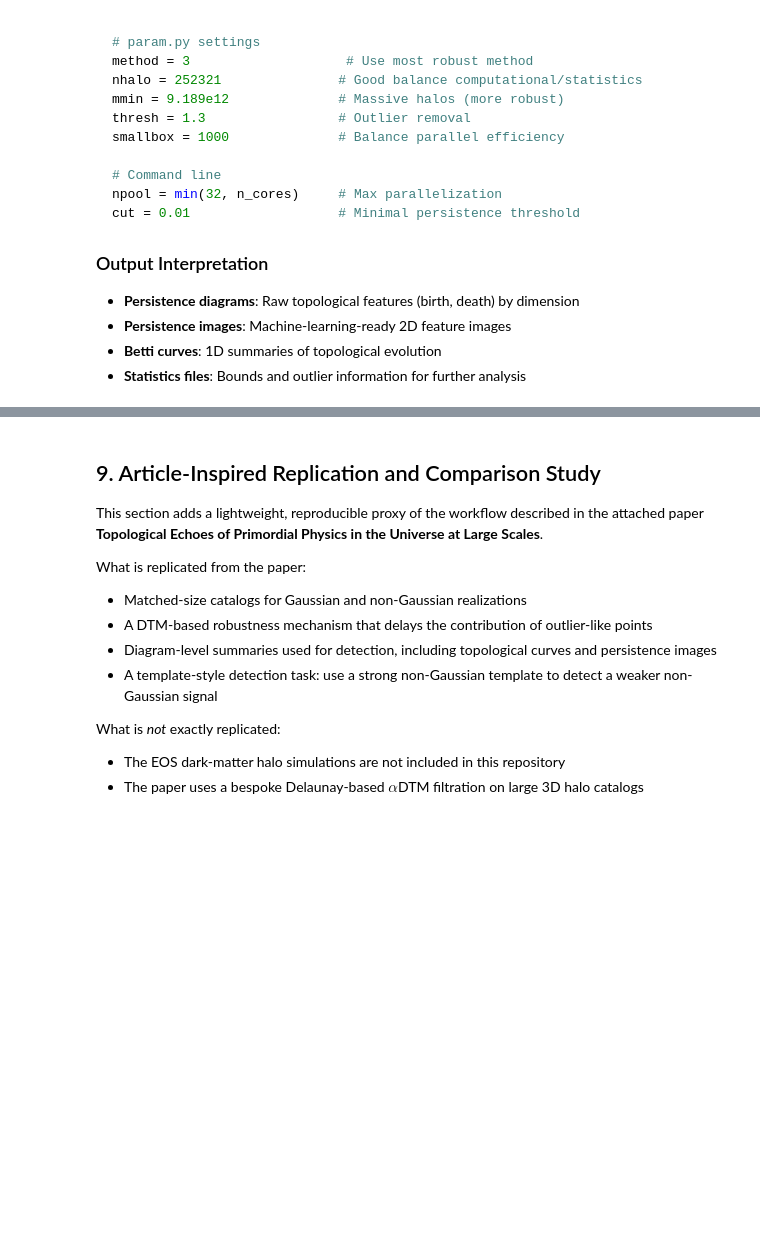
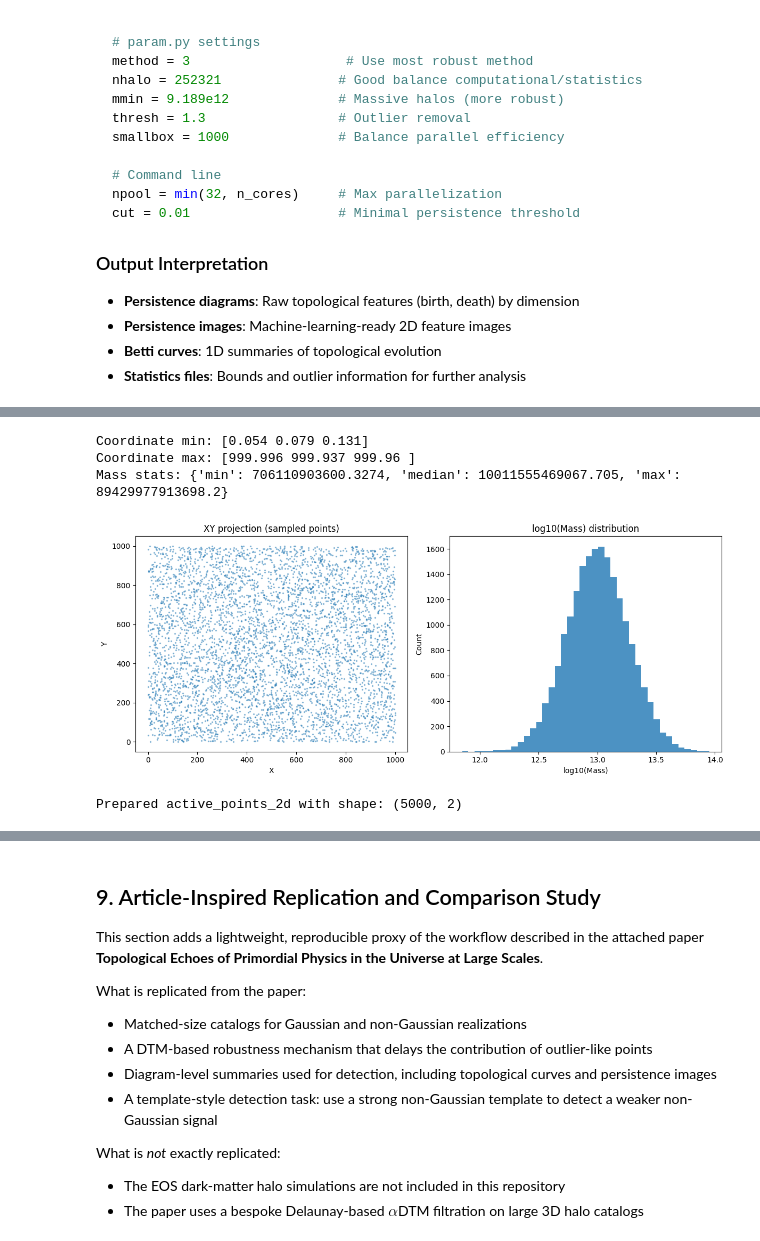
Before and after one commit to anvi-git/cosmology_TDA, a Jupyter notebook: Persistent_Homology_LSS_Guide.ipynb, the cells around one changed output, grey strips where cells are left out. Drawn from its saved outputs; the diff is of its cells as text; code cells hidden in the pictures; blank space fills up the shorter version.

```diff
--- a/Persistent_Homology_LSS_Guide.ipynb
+++ b/Persistent_Homology_LSS_Guide.ipynb
@@ -842,0 +910,41 @@ cut = 0.01                   # Minimal persistence threshold
+# %%
+# Step 2: Simple sanity checks and visualization (start simple)
+import matplotlib.pyplot as plt
+
+xyz = active_catalog[:, 1:4]
+mass = active_catalog[:, 0]
+
+print('Coordinate min:', xyz.min(axis=0).round(3))
+print('Coordinate max:', xyz.max(axis=0).round(3))
+print('Mass stats:', {
+    'min': float(np.min(mass)),
+    'median': float(np.median(mass)),
+    'max': float(np.max(mass)),
+})
+
+sample_n = min(5000, len(xyz))
+idx = np.random.default_rng(7).choice(len(xyz), size=sample_n, replace=False)
+
+fig, ax = plt.subplots(1, 2, figsize=(12, 5))
+ax[0].scatter(xyz[idx, 0], xyz[idx, 1], s=2, alpha=0.4)
+ax[0].set_title('XY projection (sampled points)')
+ax[0].set_xlabel('X')
+ax[0].set_ylabel('Y')
+
+ax[1].hist(np.log10(np.clip(mass, 1e-12, None)), bins=40, alpha=0.8)
+ax[1].set_title('log10(Mass) distribution')
+ax[1].set_xlabel('log10(Mass)')
+ax[1].set_ylabel('Count')
+
+plt.tight_layout()
+plt.show()
+
+# This variable is used by later sections if you want a small working subset.
+active_points_2d = xyz[idx, :2]
+print(f'Prepared active_points_2d with shape: {active_points_2d.shape}')
+# %% [output]
+Coordinate min: [0.054 0.079 0.131]
+Coordinate max: [999.996 999.937 999.96 ]
+Mass stats: {'min': 706110903600.3274, 'median': 10011555469067.705, 'max': 89429977913698.2}
+[figure, added]
+Prepared active_points_2d with shape: (5000, 2)
```
Also changed, not shown: parts of 7 cells of this notebook.
